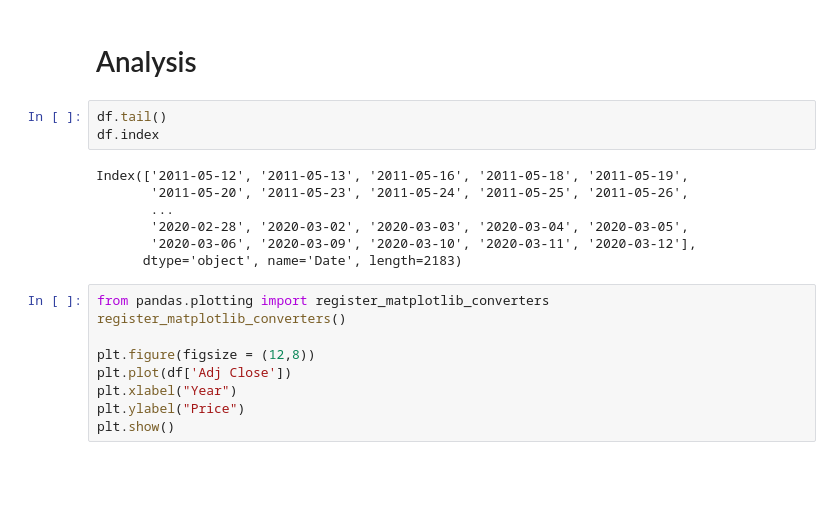
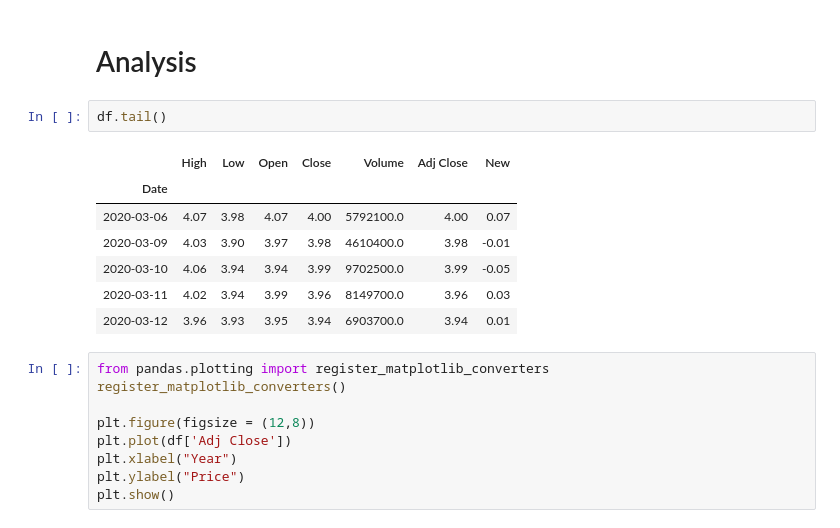
Before and after one commit to KiraDragon/COS20083-Assignment2, a Jupyter notebook: Assignment2_COS20083/Axiata6888.ipynb, the cells around one changed output. Cells and saved outputs as stored; diff of their text form; blank space fills up the shorter version.

```diff
--- a/Assignment2_COS20083/Axiata6888.ipynb
+++ b/Assignment2_COS20083/Axiata6888.ipynb
@@ -19,14 +19,14 @@ df = df.set_index('Date')
 # Analysis
 # %%
 df.tail()
-df.index
 # %% [output]
-Index(['2011-05-12', '2011-05-13', '2011-05-16', '2011-05-18', '2011-05-19',
-       '2011-05-20', '2011-05-23', '2011-05-24', '2011-05-25', '2011-05-26',
-       ...
-       '2020-02-28', '2020-03-02', '2020-03-03', '2020-03-04', '2020-03-05',
-       '2020-03-06', '2020-03-09', '2020-03-10', '2020-03-11', '2020-03-12'],
-      dtype='object', name='Date', length=2183)
+|  | High | Low | Open | Close | Volume | Adj Close | New |
+| Date |  |  |  |  |  |  |  |
+| 2020-03-06 | 4.07 | 3.98 | 4.07 | 4.00 | 5792100.0 | 4.00 | 0.07 |
+| 2020-03-09 | 4.03 | 3.90 | 3.97 | 3.98 | 4610400.0 | 3.98 | -0.01 |
+| 2020-03-10 | 4.06 | 3.94 | 3.94 | 3.99 | 9702500.0 | 3.99 | -0.05 |
+| 2020-03-11 | 4.02 | 3.94 | 3.99 | 3.96 | 8149700.0 | 3.96 | 0.03 |
+| 2020-03-12 | 3.96 | 3.93 | 3.95 | 3.94 | 6903700.0 | 3.94 | 0.01 |
 # %%
 from pandas.plotting import register_matplotlib_converters
 register_matplotlib_converters()
```
Also changed, not shown: parts of 12 cells of this notebook.
